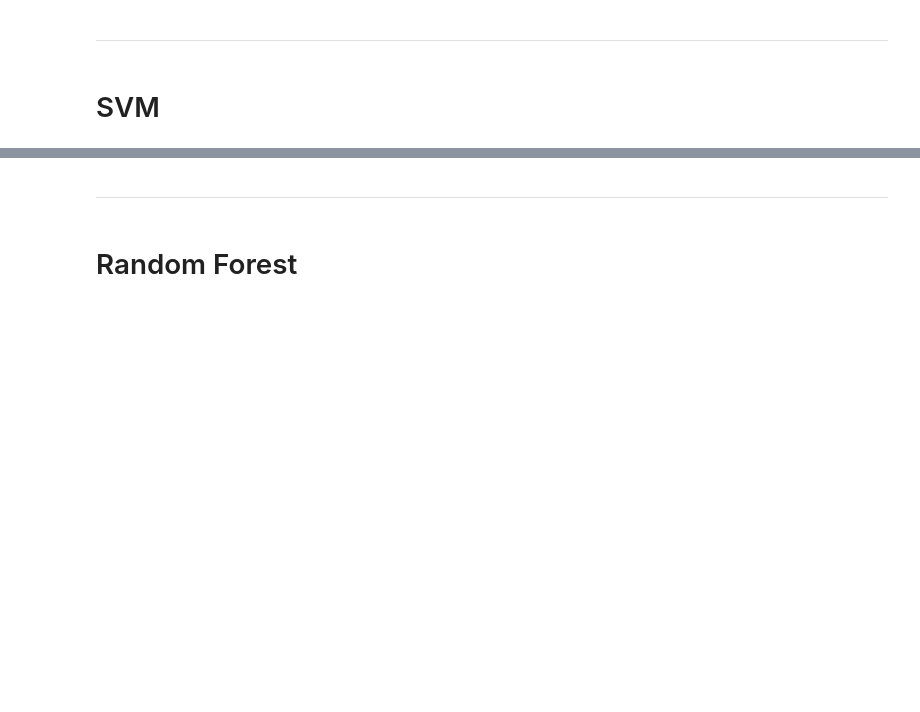
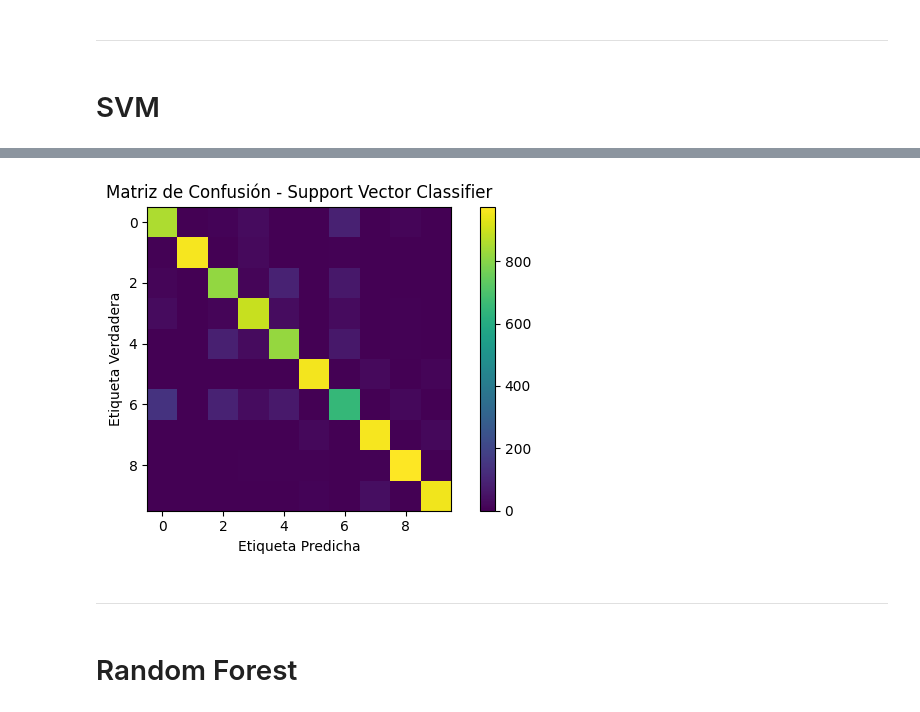
Before and after one commit to EstebanGomezVal/Proyecto1_ML, a Jupyter notebook: Lab_2.ipynb, the cells around one changed output, grey strips where cells are left out. Saved outputs shown, nothing was run; the diff lists cells and outputs as text; code cells hidden in the pictures; blank space fills up the shorter version.

Commit message:
SVC y Random Forest, fixes

```diff
--- a/Lab_2.ipynb
+++ b/Lab_2.ipynb
@@ -167,0 +170,7 @@ ___
+# %%
+svc = SVC(
+    C= 1.0, kernel= 'rbf', gamma='auto', max_iter= 10000,
+    random_state= 19,
+    )
+# %%
+svc.fit(X_train_scaled, y_train)
@@ -167,0 +179,2 @@ ___
+# %%
+y_pred = svc.predict(X_test_scaled)
@@ -168,3 +205,16 @@ ___
+# %%
+confusion_mtx_svc = confusion_matrix(y_test, y_pred)
+
+plt.figure(figsize=(6, 4))
+plt.imshow(confusion_mtx_svc)
+plt.title('Matriz de Confusión - Support Vector Classifier')
+plt.xlabel('Etiqueta Predicha')
+plt.ylabel('Etiqueta Verdadera')
+plt.colorbar()
+plt.tight_layout()
+plt.show()
+# %% [output]
+[figure, added]
 # %% [markdown]
 ___
 # %% [markdown]
```
Also changed, not shown: parts of 12 cells of this notebook.
